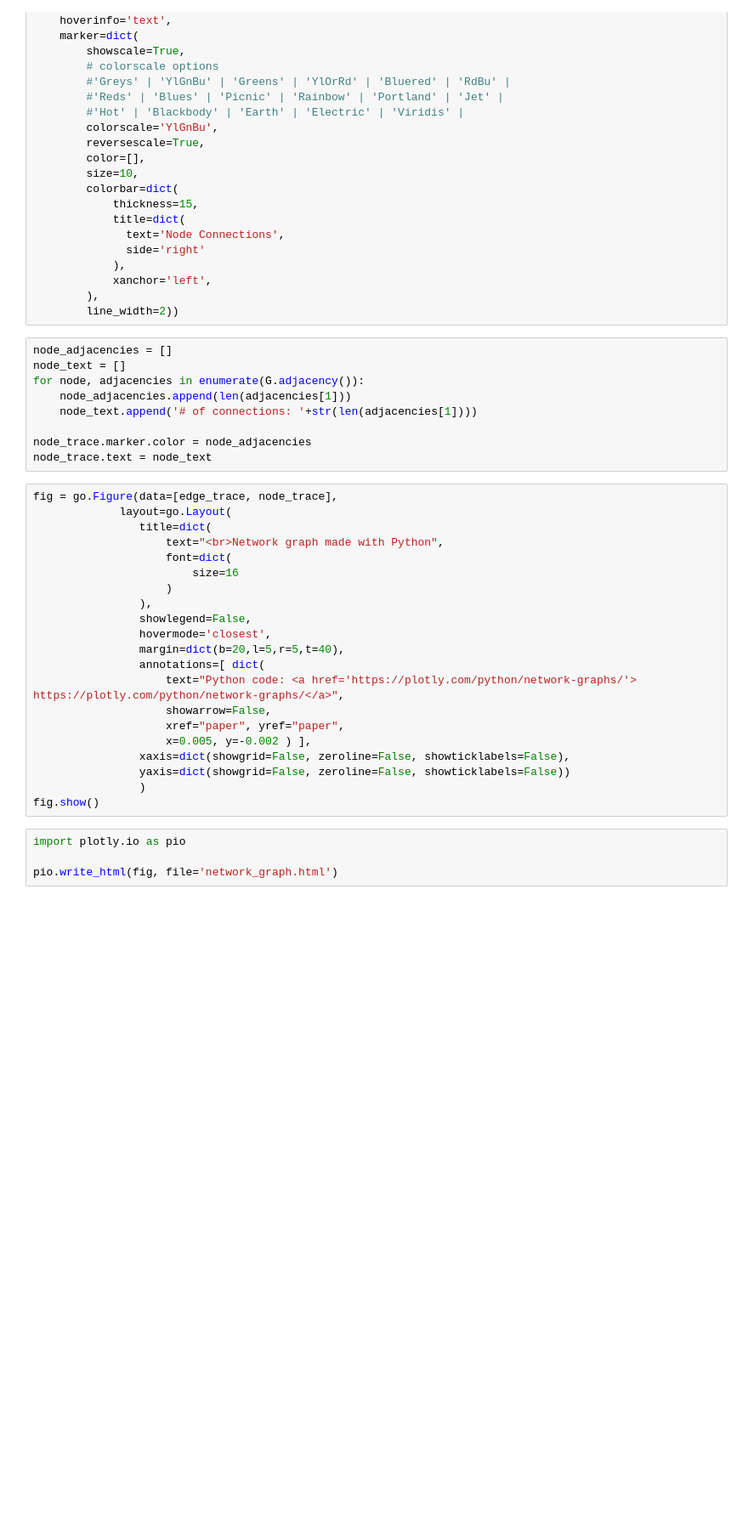
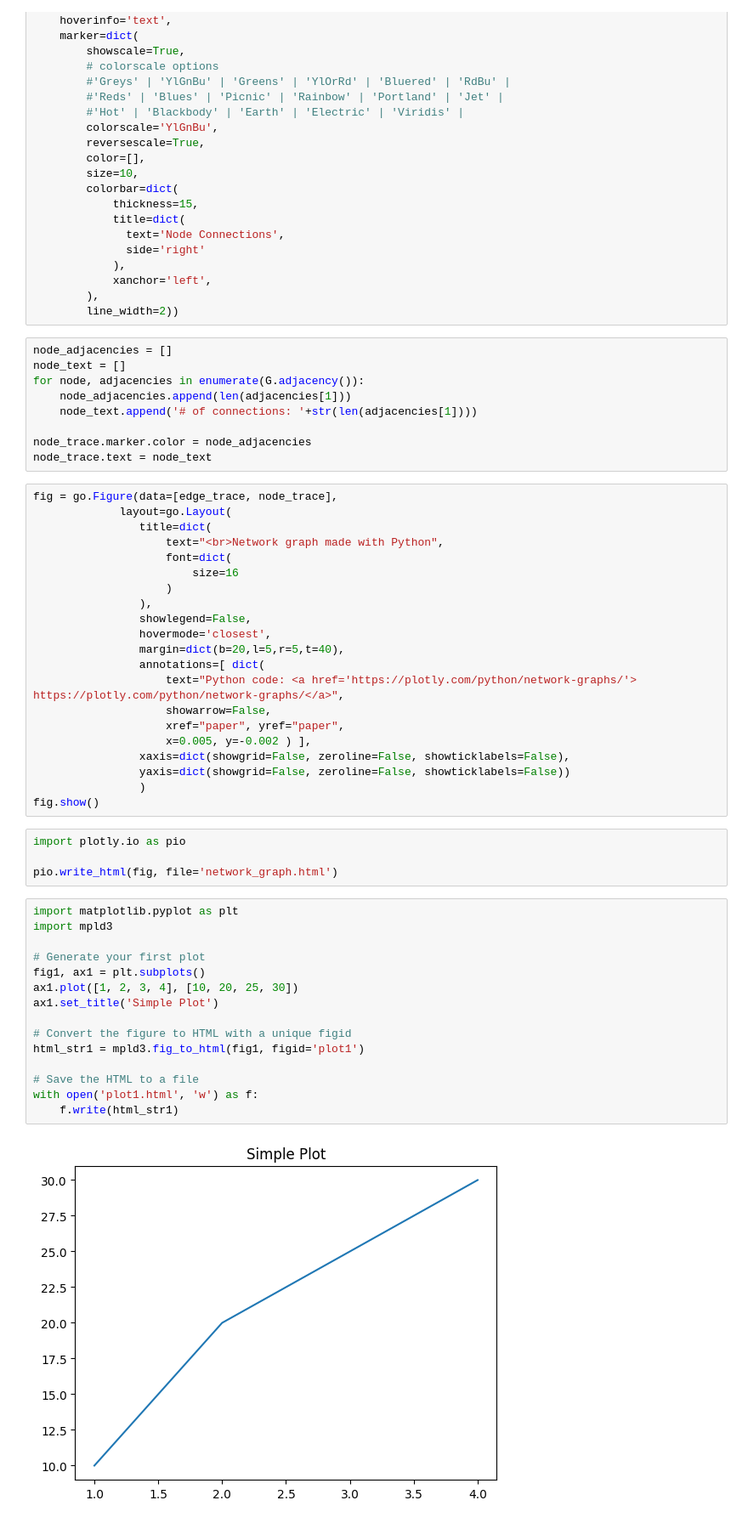
Before and after one commit to matt762/abracadabra, a Jupyter notebook: test.ipynb, the cells around one changed output. Shown at 85% size. Drawn from its saved outputs; the diff is of its cells as text; blank space fills up the shorter version.

```diff
--- a/test.ipynb
+++ b/test.ipynb
@@ -87,3 +87,20 @@ fig.show()
 import plotly.io as pio
 
 pio.write_html(fig, file='network_graph.html')
+# %%
+import matplotlib.pyplot as plt
+import mpld3
+
+# Generate your first plot
+fig1, ax1 = plt.subplots()
+ax1.plot([1, 2, 3, 4], [10, 20, 25, 30])
+ax1.set_title('Simple Plot')
+
+# Convert the figure to HTML with a unique figid
+html_str1 = mpld3.fig_to_html(fig1, figid='plot1')
+
+# Save the HTML to a file
+with open('plot1.html', 'w') as f:
+    f.write(html_str1)
+# %% [output]
+[figure, added]
```
Also changed, not shown: parts of 1 cell of this notebook, 6 other files.
